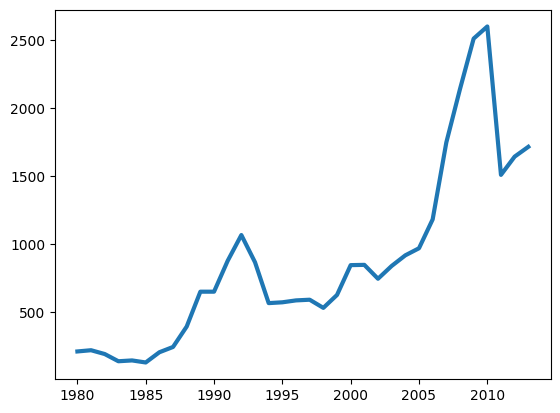
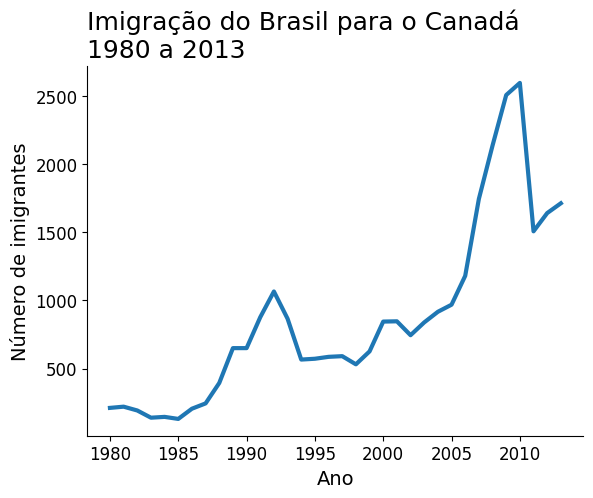
The notebook cell's code change between the first figure and the second:
--- before
+++ after
@@ -5,4 +5,8 @@
 ax.set_xlabel('Ano', fontsize=14)
 ax.set_ylabel('Número de imigrantes', fontsize=14)
+ax.yaxis.set_tick_params(labelsize=12)
+ax.xaxis.set_tick_params(labelsize=12)
+ax.spines['top'].set_visible(False)
+ax.spines['right'].set_visible(False)
 
 plt.show()

Commit: Melhora a visualizacao do grafico de imigrantes brasileiros